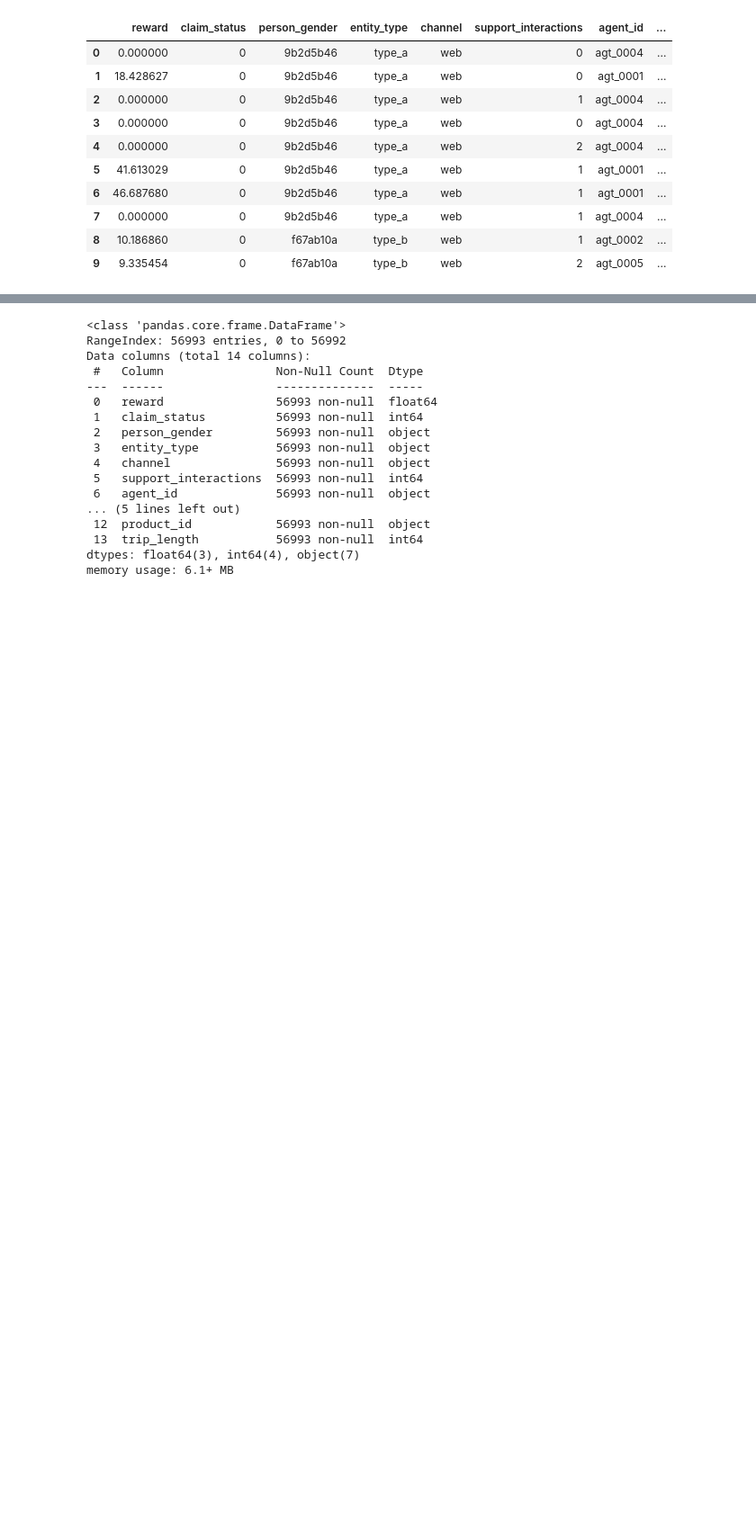
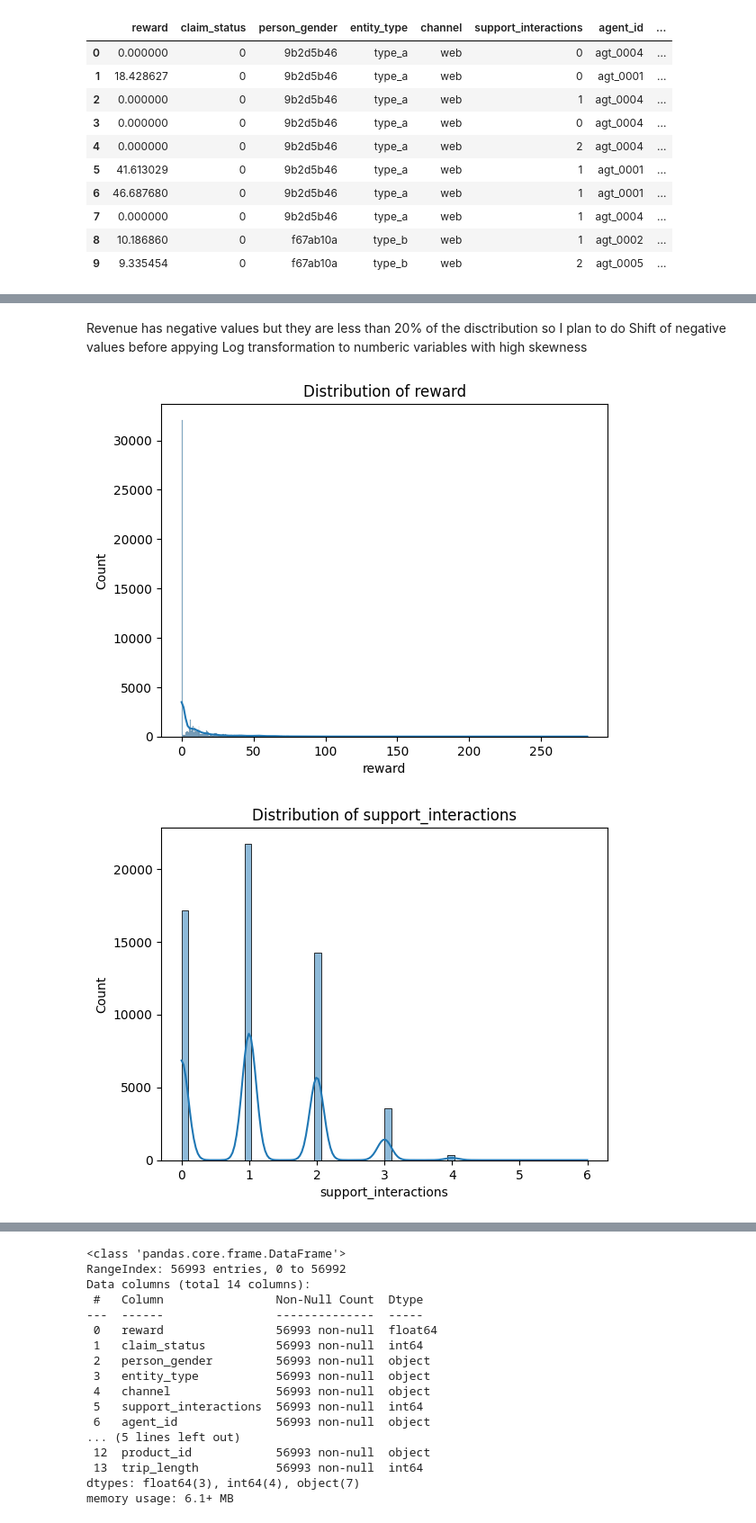
Before and after one commit to AliaksandraLabko/ML, a Jupyter notebook: SVM_final.ipynb, the cells around one changed output, grey strips where cells are left out. Shown at 90% size. Saved outputs shown, nothing was run; the diff lists cells and outputs as text; code cells hidden in the pictures; blank space fills up the shorter version.

```diff
--- a/SVM_final.ipynb
+++ b/SVM_final.ipynb
@@ -53,0 +84,12 @@ INS.head(10) # Shows the first 10 rows of the dataset
+# %% [markdown]
+Revenue has negative values but they are less than 20% of the disctribution so I plan to do Shift of negative values before appying Log transformation to numberic variables with high skewness
+# %%
+# Visualize skewness
+numeric_features = INS_test.select_dtypes(include=[np.number]).columns
+for col in numeric_features:
+    sns.histplot(INS[col], kde=True)
+    plt.title(f'Distribution of {col}')
+    plt.show()
+# %% [output]
+[figure, added]
+[figure, added]
```
Also changed, not shown: parts of 63 cells of this notebook.
